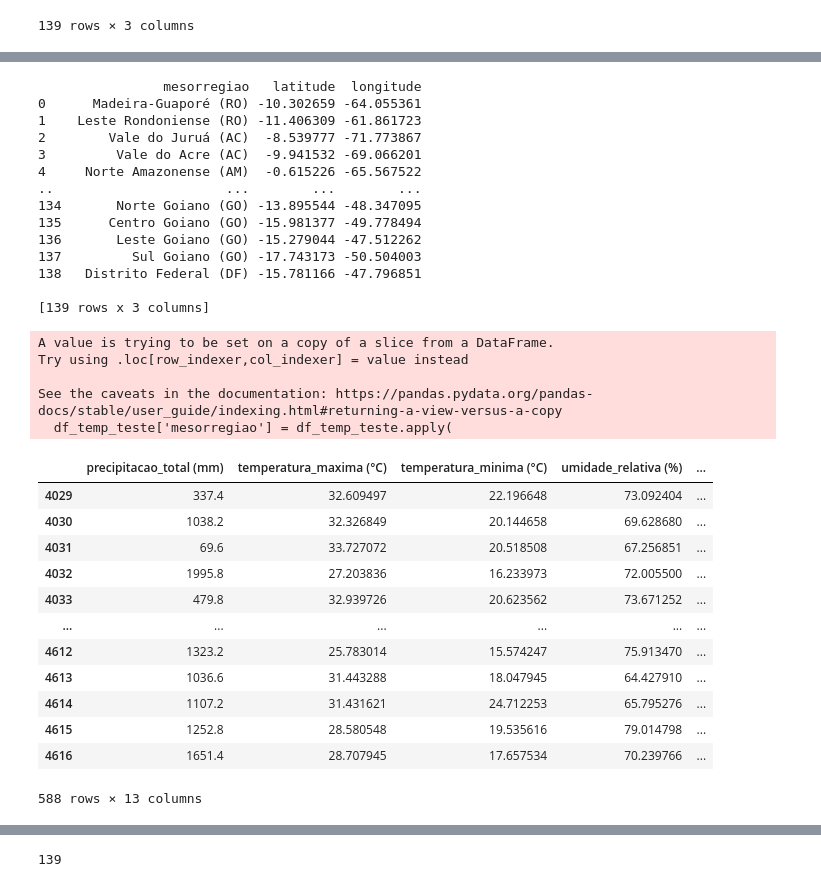
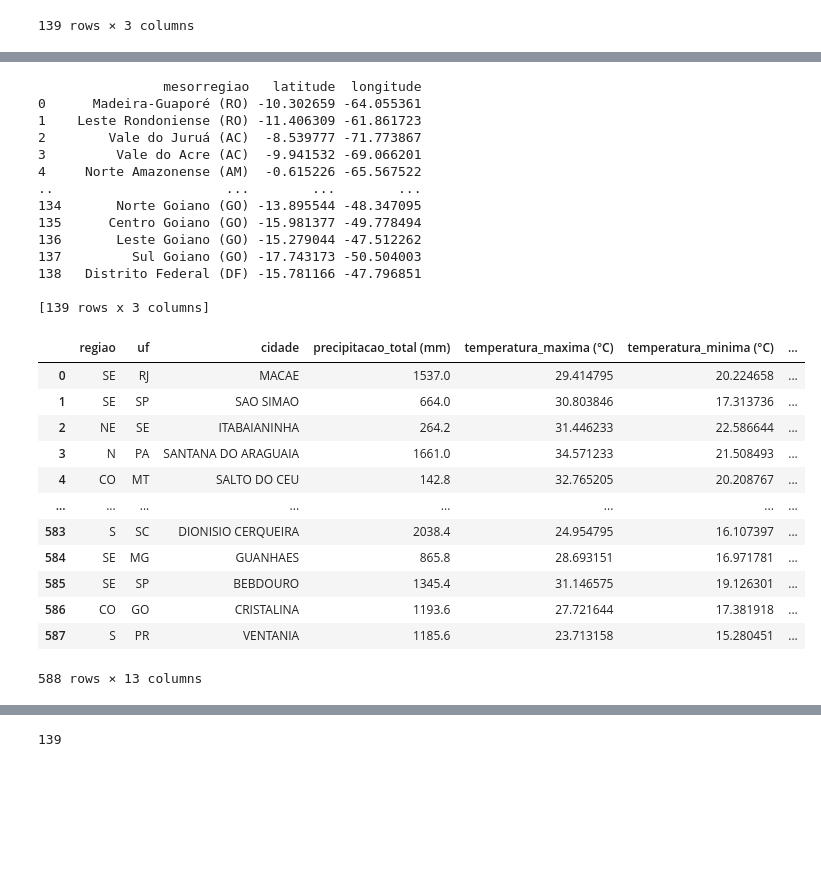
Before and after one commit to Lomba227/k-means-cafe, a Jupyter notebook: main.ipynb, the cells around one changed output, grey strips where cells are left out. Drawn from its saved outputs; the diff is of its cells as text; code cells hidden in the pictures; blank space fills up the shorter version.

Commit message:
Adição de tratamento com spark

```diff
--- a/main.ipynb
+++ b/main.ipynb
@@ -153,6 +184,7 @@ mesorregioes = mesorregioes[['NM_MESO', 'latitude', 'longitude']]
   mesorregioes['centroide'] = mesorregioes.geometry.centroid
 # %%
 mesorregioes.rename(columns={'NM_MESO': 'mesorregiao'}, inplace=True)
+mesorregioes_spark = spark.createDataFrame(mesorregioes)
 mesorregioes.head()
 # %% [output]
 |  | mesorregiao | latitude | longitude |
@@ -162,5 +194,5 @@ mesorregioes.head()
 | 3 | Vale do Acre (AC) | -9.941532 | -69.066201 |
 | 4 | Norte Amazonense (AM) | -0.615226 | -65.567522 |
 # %%
-df_final = df_final.merge(mesorregioes, on='mesorregiao', how='left')
+df_final = df_final.join(mesorregioes_spark, on='mesorregiao', how='left')
 # %%
@@ -381,3 +409,4 @@ df_temp['longitude'] = df_temp['longitude'].astype(float)
 # %%
-df_temp_teste = df_temp[df_temp['ano'] == 2019]
+df_temp_2019 = df_temp.filter(F.col('ano') == 2019)
+df_temp_teste = df_temp_2019
 # %%
@@ -398,25 +427,27 @@ df_temp_teste
 588 rows × 12 columns
 # %%
-def achar_microrregiao(lat_est, lon_est, df_centroides):
-    menor_distancia = float('inf')
-    microrregiao_mais_proxima = None
+# Encontrar a mesorregião mais próxima de cada estação via cross join + window
+estacoes = df_temp_2019.select('regiao', 'uf', 'cidade', 'latitude', 'longitude').distinct()
 
-    for _, row in df_centroides.iterrows():
-        dist = haversine(lat_est, lon_est, row['latitude'], row['longitude'])
-
-        if dist < menor_distancia:
-            menor_distancia = dist
-            microrregiao_mais_proxima = row['mesorregiao']
-
-    return microrregiao_mais_proxima, menor_distancia
-
-
-# Aplica para todas as estações
-df_temp_teste['mesorregiao'] = df_temp_teste.apply(
-    lambda row: achar_microrregiao(row['latitude'], row['longitude'], mesorregioes)[0],
-    axis=1
+cross = estacoes.crossJoin(
+    mesorregioes_spark.select(
+        'mesorregiao',
+        F.col('latitude').alias('lat_meso'),
+        F.col('longitude').alias('lon_meso')
+    )
 )
 
+cross = cross.withColumn('distancia', haversine('latitude', 'longitude', 'lat_meso', 'lon_meso'))
+
+window_estacao = Window.partitionBy('regiao', 'uf', 'cidade')
+cross = cross.withColumn('min_dist', F.min('distancia').over(window_estacao))
+
+meso_por_estacao = cross.filter(F.col('distancia') == F.col('min_dist')) \
+                        .select('regiao', 'uf', 'cidade', 'mesorregiao')
+
+# Adicionar mesorregiao ao df_temp_teste para exibição consistente com o original
+df_temp_teste = df_temp_2019.join(meso_por_estacao, on=['regiao', 'uf', 'cidade'], how='left')
+
 print(mesorregioes)
 # %% [output]
                 mesorregiao   latitude  longitude
@@ -433,25 +464,20 @@ print(mesorregioes)
 138   Distrito Federal (DF) -15.781166 -47.796851
 
 [139 rows x 3 columns]
-A value is trying to be set on a copy of a slice from a DataFrame.
-Try using .loc[row_indexer,col_indexer] = value instead
-
-See the caveats in the documentation: https://pandas.pydata.org/pandas-docs/stable/user_guide/indexing.html#returning-a-view-versus-a-copy
-  df_temp_teste['mesorregiao'] = df_temp_teste.apply(
 # %%
-df_temp_teste
+df_temp_teste.toPandas()
 # %% [output]
-|  | precipitacao_total (mm) | temperatura_maxima (°C) | temperatura_minima (°C) | umidade_relativa (%) | ... |
-| 4029 | 337.4 | 32.609497 | 22.196648 | 73.092404 | ... |
-| 4030 | 1038.2 | 32.326849 | 20.144658 | 69.628680 | ... |
-| 4031 | 69.6 | 33.727072 | 20.518508 | 67.256851 | ... |
-| 4032 | 1995.8 | 27.203836 | 16.233973 | 72.005500 | ... |
-| 4033 | 479.8 | 32.939726 | 20.623562 | 73.671252 | ... |
-| ... | ... | ... | ... | ... | ... |
-| 4612 | 1323.2 | 25.783014 | 15.574247 | 75.913470 | ... |
-| 4613 | 1036.6 | 31.443288 | 18.047945 | 64.427910 | ... |
-| 4614 | 1107.2 | 31.431621 | 24.712253 | 65.795276 | ... |
-| 4615 | 1252.8 | 28.580548 | 19.535616 | 79.014798 | ... |
-| 4616 | 1651.4 | 28.707945 | 17.657534 | 70.239766 | ... |
+|  | regiao | uf | cidade | precipitacao_total (mm) | temperatura_maxima (°C) | temperatura_minima (°C) | ... |
+| 0 | SE | RJ | MACAE | 1537.0 | 29.414795 | 20.224658 | ... |
+| 1 | SE | SP | SAO SIMAO | 664.0 | 30.803846 | 17.313736 | ... |
+| 2 | NE | SE | ITABAIANINHA | 264.2 | 31.446233 | 22.586644 | ... |
+| 3 | N | PA | SANTANA DO ARAGUAIA | 1661.0 | 34.571233 | 21.508493 | ... |
+| 4 | CO | MT | SALTO DO CEU | 142.8 | 32.765205 | 20.208767 | ... |
+| ... | ... | ... | ... | ... | ... | ... | ... |
+| 583 | S | SC | DIONISIO CERQUEIRA | 2038.4 | 24.954795 | 16.107397 | ... |
+| 584 | SE | MG | GUANHAES | 865.8 | 28.693151 | 16.971781 | ... |
+| 585 | SE | SP | BEBDOURO | 1345.4 | 31.146575 | 19.126301 | ... |
+| 586 | CO | GO | CRISTALINA | 1193.6 | 27.721644 | 17.381918 | ... |
+| 587 | S | PR | VENTANIA | 1185.6 | 23.713158 | 15.280451 | ... |
 588 rows × 13 columns
 # %%
```
Also changed, not shown: parts of 29 cells of this notebook.
